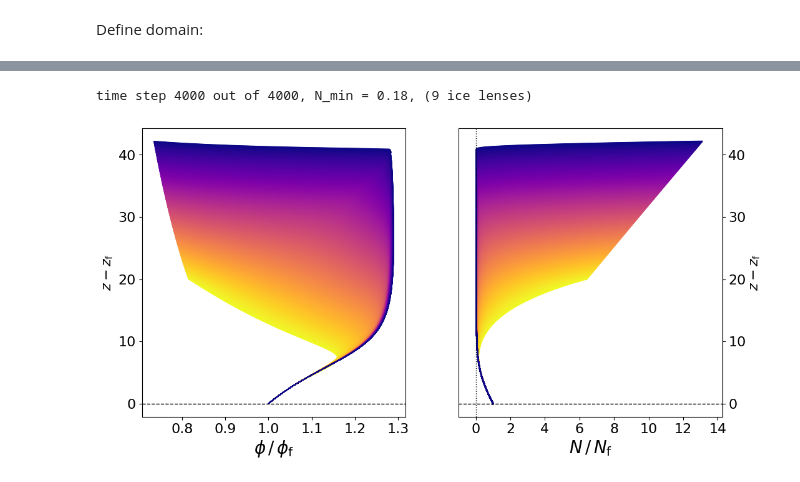
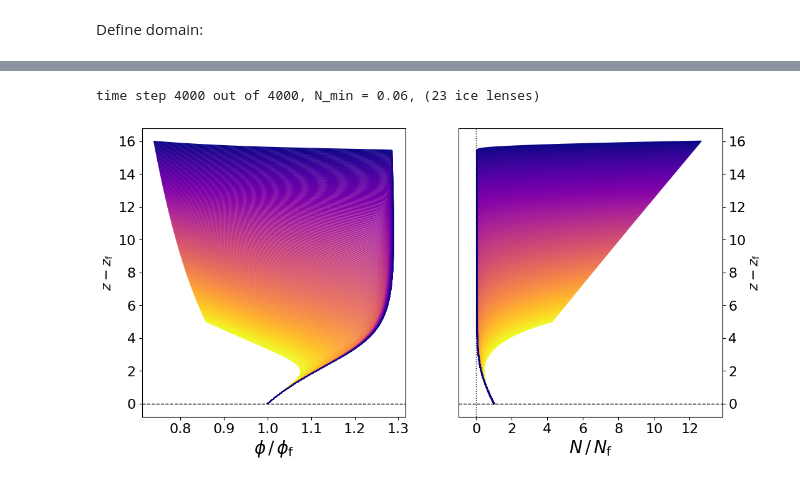
Before and after one commit to agstub-umd/compaction-frost, a Jupyter notebook: notebooks/example.ipynb, the cells around one changed output, grey strips where cells are left out. Saved outputs shown, nothing was run; the diff lists cells and outputs as text; code cells hidden in the pictures.

```diff
--- a/notebooks/example.ipynb
+++ b/notebooks/example.ipynb
@@ -35,18 +35,15 @@ from scipy.interpolate import interp1d
 Define domain:
 # %%
 # generate mesh
-N_f = 2   #10  # effective stress at base of fringe
-z_l = z_f+20
-z_b = z_f+1e-3 #-20
+N_f = 2  # effective stress at base of fringe
+z_l = z_f+5
+z_b = z_f+1e-3 #
 domain = create_interval(MPI.COMM_WORLD,nz,[z_b,z_l])
 
-v_i,dt = 0.0,1.0
-
-
 # define initial condition N that satisfies the
-# elliptic problem... D(phi,S) N']' = F(phi,S)...
+# elliptic problem: D(phi,S) N']' = F(phi,S)
 # which is valid for rigid solutions (dN/dt + v_i dN/dz = 0)
-initial = initialize(domain,N_f)
+initial = initialize(domain,N_f,eps_min=1e-10)
 
 # interpolate solution, save in numpy arrays, and plot
 z,N = interp(initial,domain)
@@ -56,15 +53,19 @@ plot_steady(N,z)
 # %%
 # set pulling speed and timesteps
-v_i = 0.0152
-timesteps = np.linspace(0,1e4,4000)
+v_i = 0.03825
+timesteps = np.linspace(0,4e3,4000)
 
 # solve the time-dependent problem
-N,z,new_lens = time_stepping(domain,initial,N_f,v_i,timesteps,eps=0,penalty=False)
+N,z,new_lens = time_stepping(domain,initial,N_f,v_i,timesteps,eps=1e-10)
 # %% [output]
-time step 4000 out of 4000, N_min = 0.18, (9 ice lenses)
+time step 4000 out of 4000, N_min = 0.06, (23 ice lenses)
 # %%
 # plot solution up to first ice lens initiation
-l0 = np.where(new_lens==1)[0][0]
+l0 = np.where(new_lens==1)[0]
+if np.size(l0)== 0:
+    l0 = None
+else:
+    l0 = l0[0]
 plot(N,z,timesteps[0:l0])
 # %% [output]
-[figure, old version]
+[figure, new version]
```
Also changed, not shown: parts of 4 cells of this notebook, 5 other files.
